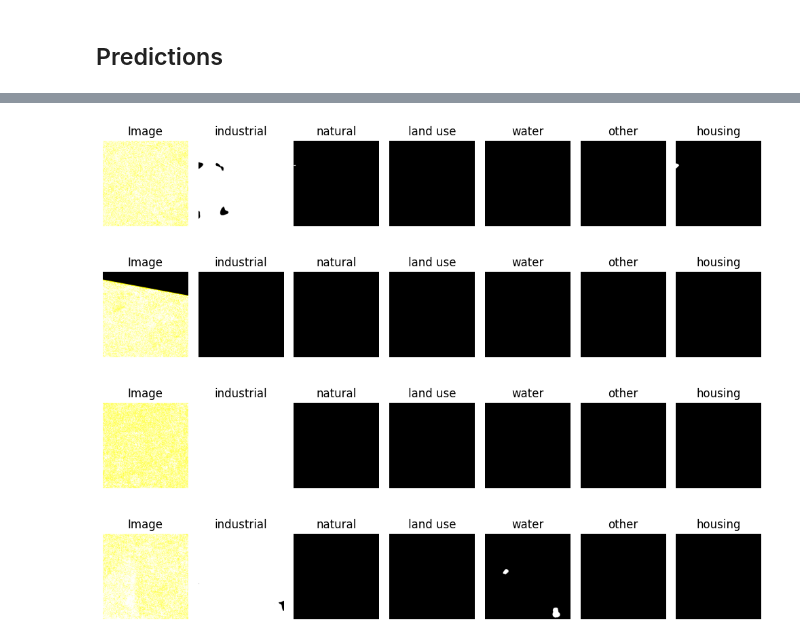
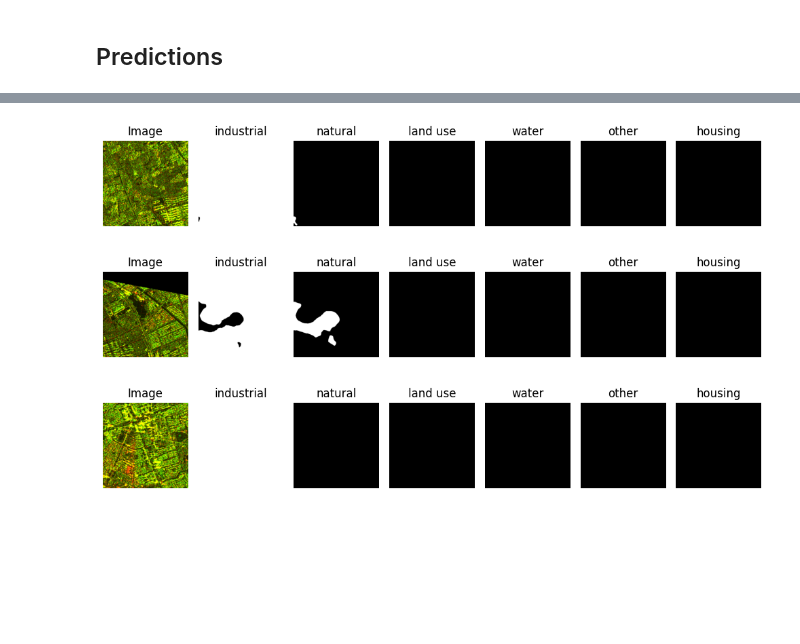
Before and after one commit to biasvariancelabs/FAIR-EO, a Jupyter notebook: examples/semantic_segmentation_example_air_polsar_seg.ipynb, the cells around one changed output, grey strips where cells are left out. Cells and saved outputs as stored; diff of their text form; code cells hidden in the pictures; blank space fills up the shorter version.

```diff
--- a/examples/semantic_segmentation_example_air_polsar_seg.ipynb
+++ b/examples/semantic_segmentation_example_air_polsar_seg.ipynb
@@ -139,21 +154,16 @@ model.load_model(model_path)
 
 imageHH = image_loader('/home/dragik/data/FAIR_EO/AIR-PolSAR-Seg/test_set/images/HH/test_AIR-PolarSAR-Seg-2_HH.tiff')
 imageHV = image_loader('/home/dragik/data/FAIR_EO/AIR-PolSAR-Seg/test_set/images/HV/test_AIR-PolarSAR-Seg-2_HV.tiff')
-image = np.dstack((imageHH, imageHV, imageHH/imageHV))
+image = np.dstack((imageHH, imageHV, (imageHH/imageHV).astype("uint16")))
 fig = model.predict_masks(image, labels, transform)
 
 imageHH = image_loader('/home/dragik/data/FAIR_EO/AIR-PolSAR-Seg/test_set/images/HH/test_AIR-PolarSAR-Seg-9_HH.tiff')
 imageHV = image_loader('/home/dragik/data/FAIR_EO/AIR-PolSAR-Seg/test_set/images/HV/test_AIR-PolarSAR-Seg-9_HV.tiff')
-image = np.dstack((imageHH, imageHV, imageHH/imageHV))
-fig = model.predict_masks(image, labels, transform)
-
-imageHH = image_loader('/home/dragik/data/FAIR_EO/AIR-PolSAR-Seg/test_set/images/HH/test_AIR-PolarSAR-Seg-36_HH.tiff')
-imageHV = image_loader('/home/dragik/data/FAIR_EO/AIR-PolSAR-Seg/test_set/images/HV/test_AIR-PolarSAR-Seg-36_HV.tiff')
-image = np.dstack((imageHH, imageHV, imageHH/imageHV))
+image = np.dstack((imageHH, imageHV, (imageHH/imageHV).astype("uint16")))
 fig = model.predict_masks(image, labels, transform)
 
 imageHH = image_loader('/home/dragik/data/FAIR_EO/AIR-PolSAR-Seg/test_set/images/HH/test_AIR-PolarSAR-Seg-65_HH.tiff')
 imageHV = image_loader('/home/dragik/data/FAIR_EO/AIR-PolSAR-Seg/test_set/images/HV/test_AIR-PolarSAR-Seg-65_HV.tiff')
-image = np.dstack((imageHH, imageHV, imageHH/imageHV))
+image = np.dstack((imageHH, imageHV, (imageHH/imageHV).astype("uint16")))
 fig = model.predict_masks(image, labels, transform)
 # %% [output]
@@ -166,4 +175,3 @@ fig = model.predict_masks(image, labels, transform)
-[figure, old version]
+[figure, new version]
-[figure, old version]
+[figure, new version]
-[figure, old version]
+[figure, new version]
-[figure, removed]
```
Also changed, not shown: parts of 7 cells of this notebook, 51 other files.
